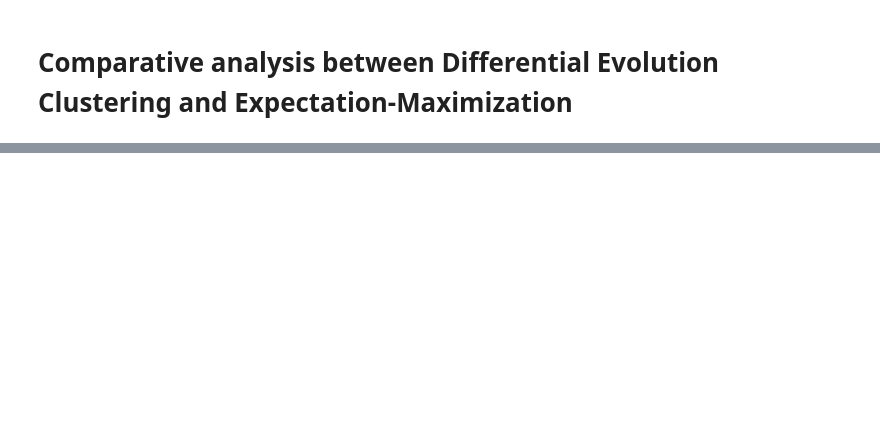
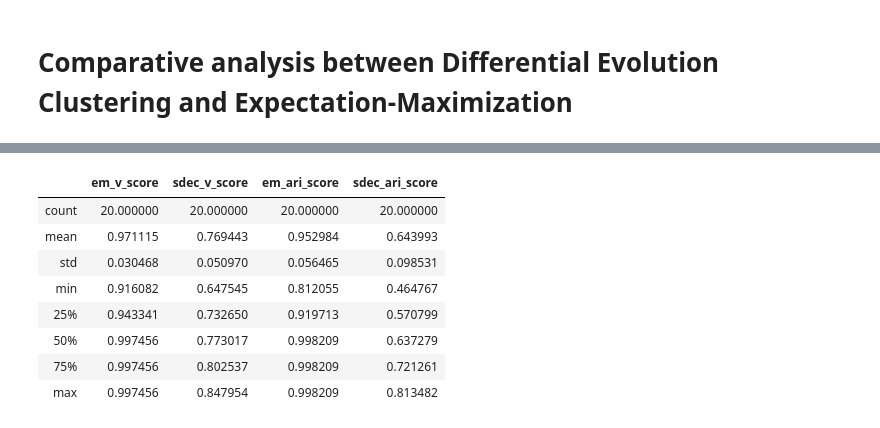
Before and after one commit to snistor1/BDA-DEC, a Jupyter notebook: Comparative analysis.ipynb, the cells around one changed output, grey strips where cells are left out. Saved outputs shown, nothing was run; the diff lists cells and outputs as text; code cells hidden in the pictures; blank space fills up the shorter version.

```diff
--- a/Comparative analysis.ipynb
+++ b/Comparative analysis.ipynb
@@ -64,0 +138,12 @@ plt.close(fig)
+# %%
+scores.describe()
+# %% [output]
+|  | em_v_score | sdec_v_score | em_ari_score | sdec_ari_score |
+| count | 20.000000 | 20.000000 | 20.000000 | 20.000000 |
+| mean | 0.971115 | 0.769443 | 0.952984 | 0.643993 |
+| std | 0.030468 | 0.050970 | 0.056465 | 0.098531 |
+| min | 0.916082 | 0.647545 | 0.812055 | 0.464767 |
+| 25% | 0.943341 | 0.732650 | 0.919713 | 0.570799 |
+| 50% | 0.997456 | 0.773017 | 0.998209 | 0.637279 |
+| 75% | 0.997456 | 0.802537 | 0.998209 | 0.721261 |
+| max | 0.997456 | 0.847954 | 0.998209 | 0.813482 |
```
Also changed, not shown: parts of 8 cells of this notebook.
